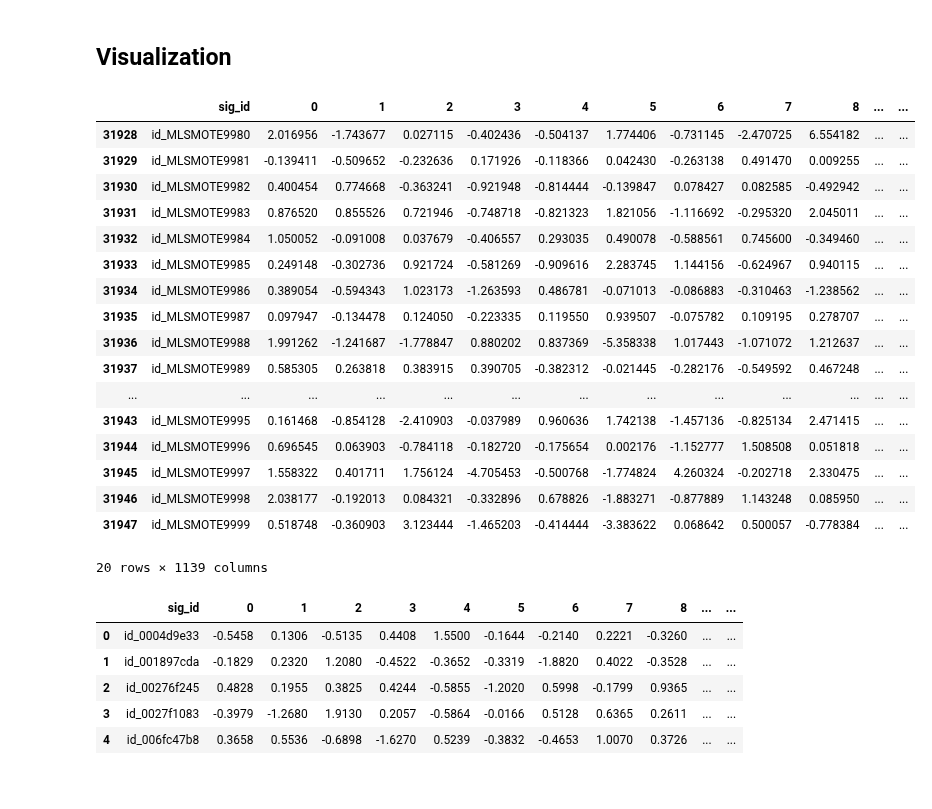
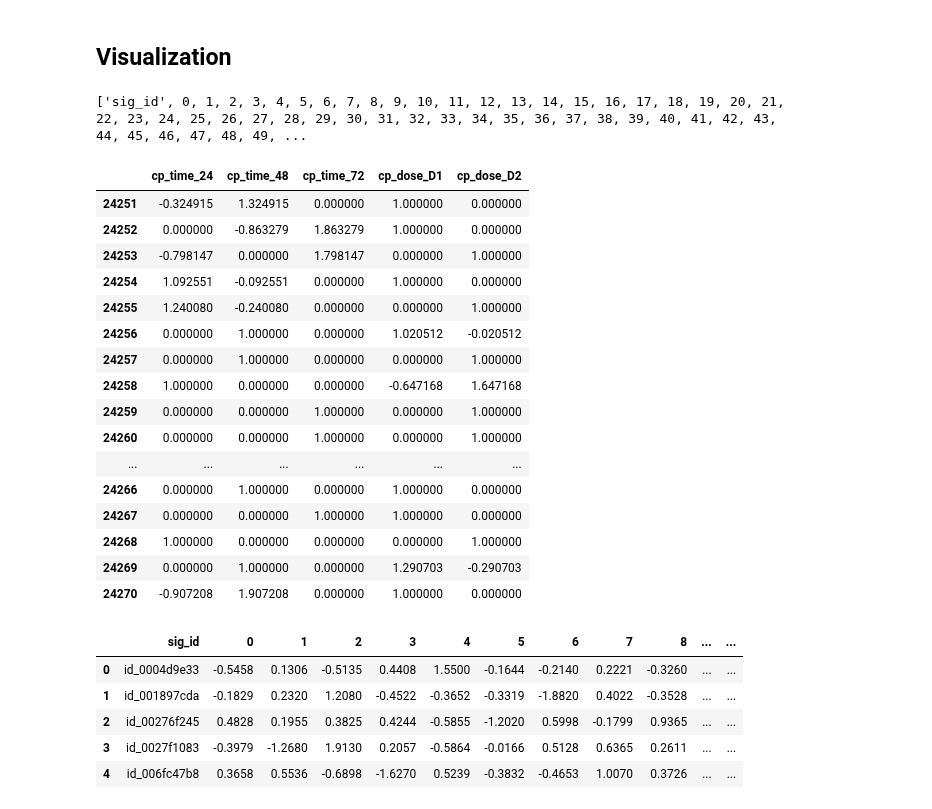
Before and after one commit to ShinAnase/MoA, a Jupyter notebook: mainPytorch.ipynb, the cells around one changed output. Drawn from its saved outputs; the diff is of its cells as text; code cells hidden in the pictures.

```diff
--- a/mainPytorch.ipynb
+++ b/mainPytorch.ipynb
@@ -165,3 +167,10 @@ def Collecting(trainFeature, testFeature, trainTargetScored):
+# %%
+def oneHotEncoding(train, test):
+    #One-Hot Encoding(カテゴリデータをすべてOne-Hot化)
+    feature_name = ['cp_time','cp_dose']
+    train, test = prp.OneHot_encode(train, test, feature_name)
+
+    return train, test
 # %% [markdown]
 ## MLSMOTE
 # %% [markdown]
@@ -201,20 +214,32 @@ def MlSmote(train, target, numAugmentSamples):
+# %%
+def Collecting(trainFeature, testFeature, trainTargetScored):
+    #Pkey(sig_id)でfeatureとtargetを内部結合。
+    train = trainFeature.merge(trainTargetScored, on='sig_id')
+    test = testFeature.merge(sample_submission, on='sig_id')
+
+    return train, test
 # %% [markdown]
 ## Preprocessing Summary
 # %%
 def preprocessing(param, trainFeature, testFeature, trainTargetScored):
-
     #PCA成分付与
     trainFeature, testFeature = PCA_features_add(trainFeature, testFeature)
 
     #低分散特徴量除去
     trainFeature, testFeature = feature_Selection_using_Variance_Encoding(trainFeature, testFeature)
 
-    #cp_type = ctl_vehicleのレコードを削除 & One-Hot Encoding
-    train, test, target = Collecting(trainFeature, testFeature, trainTargetScored)
+    #cp_type = ctl_vehicleのレコードを削除.
+    trainFeature, testFeature, target = drop_ctl_vehicle(trainFeature, testFeature, trainTargetScored)
 
-    #Multi SMOTEによるデータのAugment
-    numAugmentSamples=param['numAugmentSamples']
-    train, target = MlSmote(train, target, numAugmentSamples)
+    #One-Hot Encoding
+    trainFeature, testFeature = oneHotEncoding(trainFeature, testFeature)
+
+    #cp_type = ctl_vehicleのレコードを削除.
+    train, test = Collecting(trainFeature, testFeature, target)
+
+    ## #Multi SMOTEによるデータのAugment
+    ## thrsQlMin=param['thrsQlMin']
+    ## train, target = MlSmote(train, target, thrsQlMin)
 
 
     return train, test, target
@@ -228,30 +253,33 @@ param_space = {'hidden_size1': 512,
                'hidden_size3': 512,
                'dropOutRate1': 0.20393004966355735,
                'dropOutRate2': 0.39170486751620137,
-               'numAugmentSamples': 10000,
+               'thrsQlMin': 0.05,
               }
 trainVsl, testVsl, targetVsl = preprocessing(param_space, trainFeature, testFeature, trainTargetScored)
+# %%
+print(trainVsl.columns.values.tolist())
+# %% [output]
+['sig_id', 0, 1, 2, 3, 4, 5, 6, 7, 8, 9, 10, 11, 12, 13, 14, 15, 16, 17, 18, 19, 20, 21, 22, 23, 24, 25, 26, 27, 28, 29, 30, 31, 32, 33, 34, 35, 36, 37, 38, 39, 40, 41, 42, 43, 44, 45, 46, 47, 48, 49, ...
 # %%
-trainVsl.tail(20)
+trainVsl[['cp_time_24', 'cp_time_48', 'cp_time_72', 'cp_dose_D1', 'cp_dose_D2']].tail(20)
 # %% [output]
-|  | sig_id | 0 | 1 | 2 | 3 | 4 | 5 | 6 | 7 | 8 | ... | ... |
-| 31928 | id_MLSMOTE9980 | 2.016956 | -1.743677 | 0.027115 | -0.402436 | -0.504137 | 1.774406 | -0.731145 | -2.470725 | 6.554182 | ... | ... |
-| 31929 | id_MLSMOTE9981 | -0.139411 | -0.509652 | -0.232636 | 0.171926 | -0.118366 | 0.042430 | -0.263138 | 0.491470 | 0.009255 | ... | ... |
-| 31930 | id_MLSMOTE9982 | 0.400454 | 0.774668 | -0.363241 | -0.921948 | -0.814444 | -0.139847 | 0.078427 | 0.082585 | -0.492942 | ... | ... |
-| 31931 | id_MLSMOTE9983 | 0.876520 | 0.855526 | 0.721946 | -0.748718 | -0.821323 | 1.821056 | -1.116692 | -0.295320 | 2.045011 | ... | ... |
-| 31932 | id_MLSMOTE9984 | 1.050052 | -0.091008 | 0.037679 | -0.406557 | 0.293035 | 0.490078 | -0.588561 | 0.745600 | -0.349460 | ... | ... |
-| 31933 | id_MLSMOTE9985 | 0.249148 | -0.302736 | 0.921724 | -0.581269 | -0.909616 | 2.283745 | 1.144156 | -0.624967 | 0.940115 | ... | ... |
-| 31934 | id_MLSMOTE9986 | 0.389054 | -0.594343 | 1.023173 | -1.263593 | 0.486781 | -0.071013 | -0.086883 | -0.310463 | -1.238562 | ... | ... |
-| 31935 | id_MLSMOTE9987 | 0.097947 | -0.134478 | 0.124050 | -0.223335 | 0.119550 | 0.939507 | -0.075782 | 0.109195 | 0.278707 | ... | ... |
-| 31936 | id_MLSMOTE9988 | 1.991262 | -1.241687 | -1.778847 | 0.880202 | 0.837369 | -5.358338 | 1.017443 | -1.071072 | 1.212637 | ... | ... |
-| 31937 | id_MLSMOTE9989 | 0.585305 | 0.263818 | 0.383915 | 0.390705 | -0.382312 | -0.021445 | -0.282176 | -0.549592 | 0.467248 | ... | ... |
-| ... | ... | ... | ... | ... | ... | ... | ... | ... | ... | ... | ... | ... |
-| 31943 | id_MLSMOTE9995 | 0.161468 | -0.854128 | -2.410903 | -0.037989 | 0.960636 | 1.742138 | -1.457136 | -0.825134 | 2.471415 | ... | ... |
-| 31944 | id_MLSMOTE9996 | 0.696545 | 0.063903 | -0.784118 | -0.182720 | -0.175654 | 0.002176 | -1.152777 | 1.508508 | 0.051818 | ... | ... |
-| 31945 | id_MLSMOTE9997 | 1.558322 | 0.401711 | 1.756124 | -4.705453 | -0.500768 | -1.774824 | 4.260324 | -0.202718 | 2.330475 | ... | ... |
-| 31946 | id_MLSMOTE9998 | 2.038177 | -0.192013 | 0.084321 | -0.332896 | 0.678826 | -1.883271 | -0.877889 | 1.143248 | 0.085950 | ... | ... |
-| 31947 | id_MLSMOTE9999 | 0.518748 | -0.360903 | 3.123444 | -1.465203 | -0.414444 | -3.383622 | 0.068642 | 0.500057 | -0.778384 | ... | ... |
+|  | cp_time_24 | cp_time_48 | cp_time_72 | cp_dose_D1 | cp_dose_D2 |
+| 24251 | -0.324915 | 1.324915 | 0.000000 | 1.000000 | 0.000000 |
+| 24252 | 0.000000 | -0.863279 | 1.863279 | 1.000000 | 0.000000 |
+| 24253 | -0.798147 | 0.000000 | 1.798147 | 0.000000 | 1.000000 |
+| 24254 | 1.092551 | -0.092551 | 0.000000 | 1.000000 | 0.000000 |
+| 24255 | 1.240080 | -0.240080 | 0.000000 | 0.000000 | 1.000000 |
+| 24256 | 0.000000 | 1.000000 | 0.000000 | 1.020512 | -0.020512 |
+| 24257 | 0.000000 | 1.000000 | 0.000000 | 0.000000 | 1.000000 |
+| 24258 | 1.000000 | 0.000000 | 0.000000 | -0.647168 | 1.647168 |
+| 24259 | 0.000000 | 0.000000 | 1.000000 | 0.000000 | 1.000000 |
+| 24260 | 0.000000 | 0.000000 | 1.000000 | 0.000000 | 1.000000 |
+| ... | ... | ... | ... | ... | ... |
+| 24266 | 0.000000 | 1.000000 | 0.000000 | 1.000000 | 0.000000 |
+| 24267 | 0.000000 | 0.000000 | 1.000000 | 1.000000 | 0.000000 |
+| 24268 | 1.000000 | 0.000000 | 0.000000 | 0.000000 | 1.000000 |
+| 24269 | 0.000000 | 1.000000 | 0.000000 | 1.290703 | -0.290703 |
+| 24270 | -0.907208 | 1.907208 | 0.000000 | 1.000000 | 0.000000 |
-20 rows × 1139 columns
 # %%
 testVsl.head(5)
 # %% [output]
```
Also changed, not shown: parts of 15 cells of this notebook.
